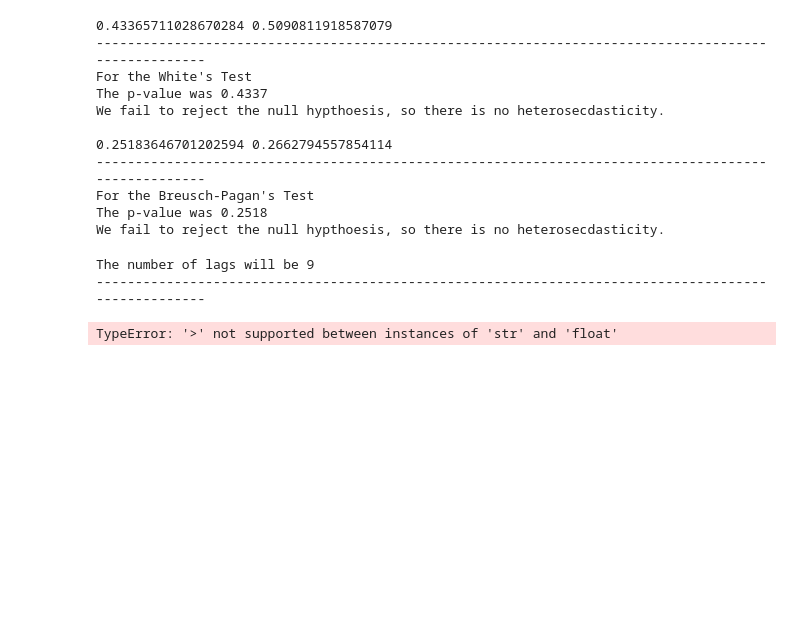
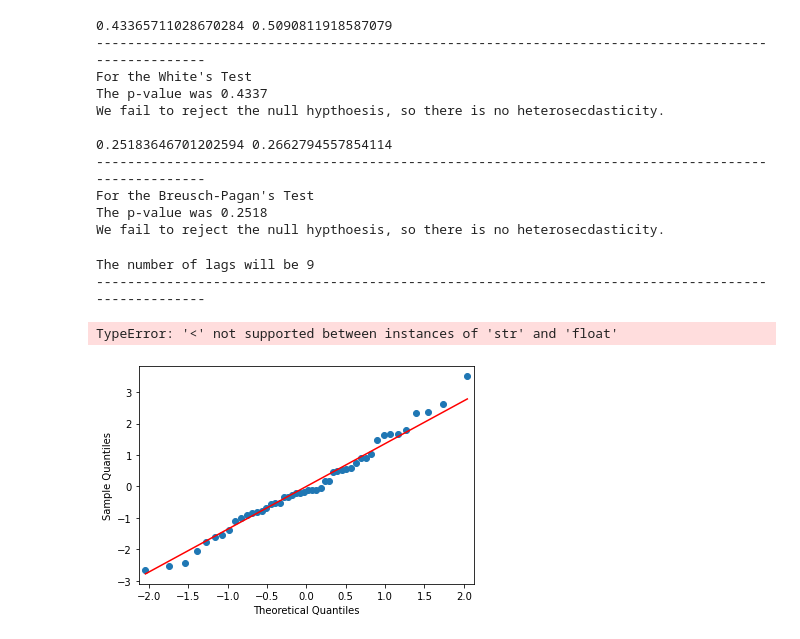
Before and after one commit to Adam-Mahdi/ML-Finance, a Jupyter notebook: Multiple Regression Analysis.ipynb, the cells around one changed output. Saved outputs shown, nothing was run; the diff lists cells and outputs as text; code cells hidden in the pictures; blank space fills up the shorter version.

Commit message:
checking normality

```diff
--- a/Multiple Regression Analysis.ipynb
+++ b/Multiple Regression Analysis.ipynb
@@ -285,6 +286,9 @@ For the Breusch-Pagan's Test
 The p-value was 0.2518
 We fail to reject the null hypthoesis, so there is no heterosecdasticity.
 # %%
+# test for autocorrelation
+from statsmodels.stats.stattools import durbin_watson
+
 #calculate the lag
 lag = min(10, (len(X)// 5))
 print('The number of lags will be {}'.format(lag))
@@ -304,7 +308,21 @@ else:
     print("The lowest p-value found was {:.4}".format(min(p_val)))
     print("We reject the null hypthoesis, so there is autocorrelation.")
     print('-'*100)
+
+# plot autocorrelation
+sm.graphics.tsa.plot_acf(estimated.resid)
+plt.show()
 # %% [output]
 The number of lags will be 9
 ----------------------------------------------------------------------------------------------------
-TypeError: '>' not supported between instances of 'str' and 'float'
+TypeError: '<' not supported between instances of 'str' and 'float'
+# %%
+#checking for the normality of the residuals
+
+sm.qqplot(estimated.resid, line='s')
+pylab.show()
+
+#checking the mean of the residuals is approx 0
+residuals_mean
+# %% [output]
+[figure, added]
```
Also changed, not shown: parts of 1 cell of this notebook.
